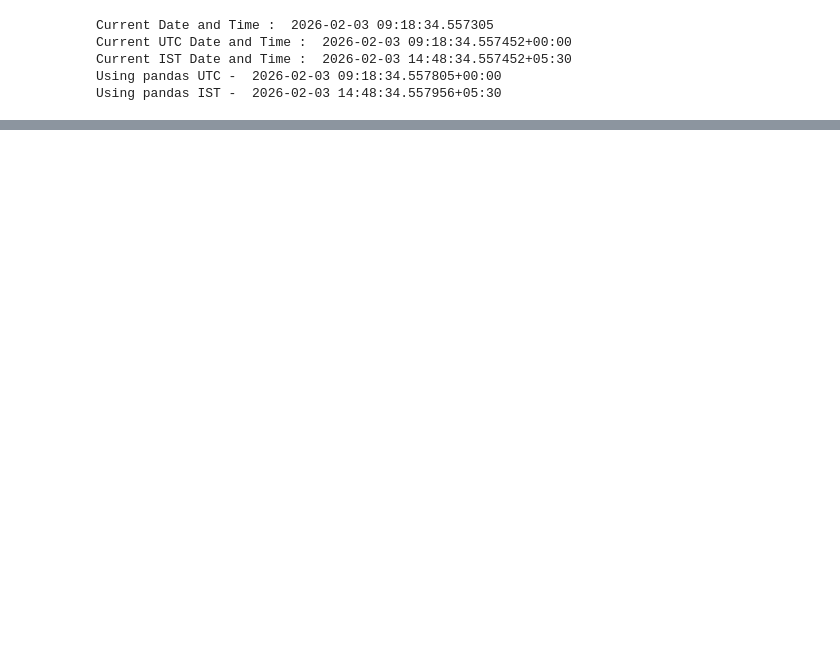
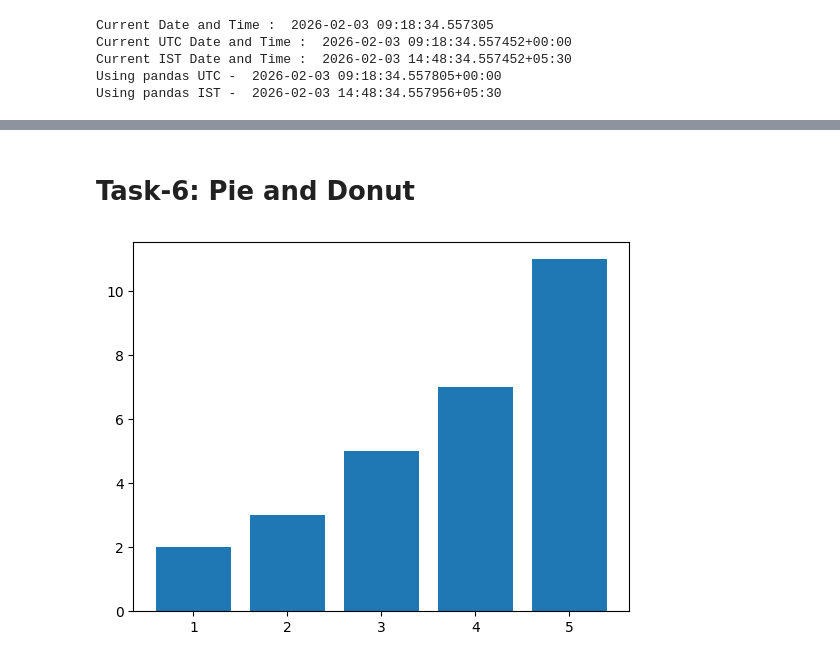
Before and after one commit to imrishi007/SEM-VI, a Jupyter notebook: DV/Classroom/Class1.ipynb, the cells around one changed output, grey strips where cells are left out. Drawn from its saved outputs; the diff is of its cells as text; code cells hidden in the pictures; blank space fills up the shorter version.

```diff
--- a/DV/Classroom/Class1.ipynb
+++ b/DV/Classroom/Class1.ipynb
@@ -297,0 +533,13 @@ ax.plot(x, y, marker='o')
+# %% [markdown]
+# Task-6: Pie and Donut
+# %%
+import numpy as np
+import matplotlib.pyplot as plt
+x =[1,2,3,4,5]
+y =[2,3,5,7,11]
+
+fig,ax = plt.subplots()
+ax.bar(x,y)
+plt.show()
+# %% [output]
+[figure, added]
```
Also changed, not shown: parts of 20 cells of this notebook, 11 other files.
